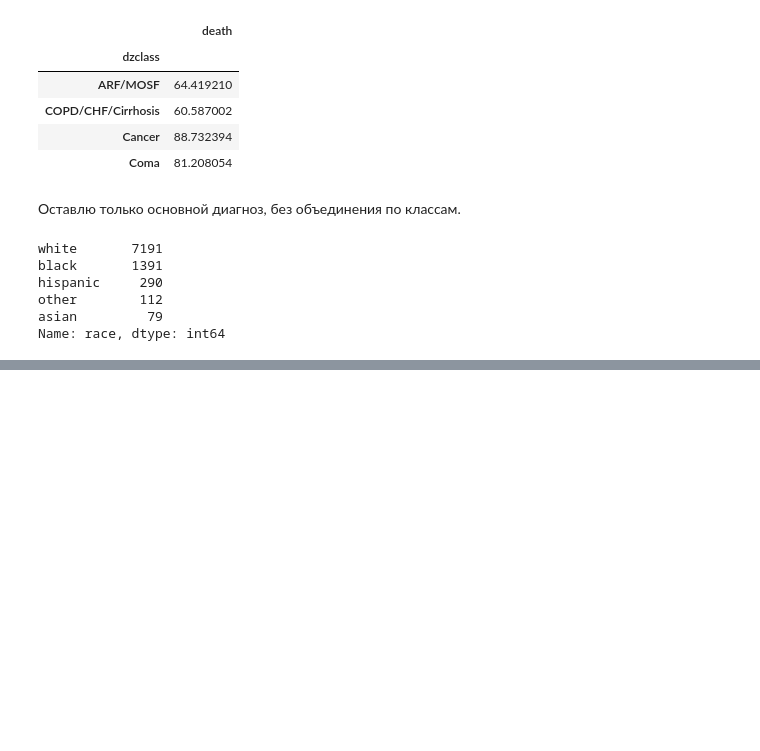
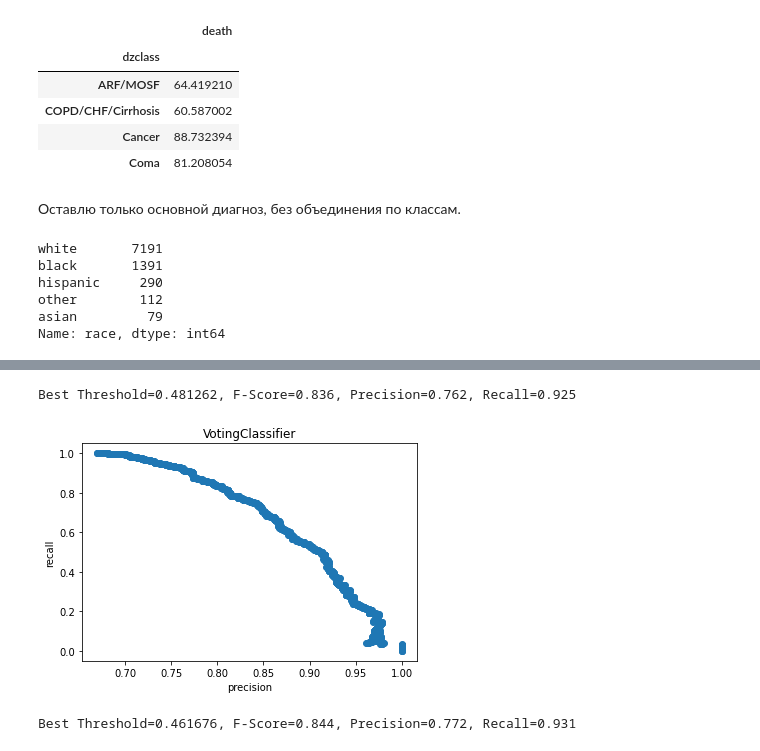
Before and after one commit to Elena-Lipets/PythonDS, a Jupyter notebook: Diplom/diplom(support).ipynb, the cells around one changed output, grey strips where cells are left out. Cells and saved outputs as stored; diff of their text form; code cells hidden in the pictures; blank space fills up the shorter version.

```diff
--- a/Diplom/diplom(support).ipynb
+++ b/Diplom/diplom(support).ipynb
@@ -625,0 +1235,2 @@ features_description
+# %%
+Ada.fit(x_train[selected_features2 + new_features], y_train['death'])
@@ -625,0 +1252,4 @@ features_description
+# %%
+vc = VotingClassifier([('rf', model2), ('cat', model5), ('lr', lr), ('ada', Ada) ], voting='soft', n_jobs=-1)
+# %%
+vc.fit(x_train[selected_features2 + new_features], y_train['death'])
@@ -625,0 +1267,34 @@ features_description
+# %%
+preds12 = vc.predict_proba(x_valid[selected_features2 + new_features])[:, 1]
+precision, recall, thresholds = precision_recall_curve(y_valid['death'], preds12)
+
+fscore = (2 * precision * recall) / (precision + recall)
+
+ix = np.argmax(fscore)
+print('Best Threshold=%f, F-Score=%.3f, Precision=%.3f, Recall=%.3f' % (thresholds[ix],
+                                                                        fscore[ix],
+                                                                        precision[ix],
+                                                                        recall[ix]))
+# %% [output]
+Best Threshold=0.481262, F-Score=0.836, Precision=0.762, Recall=0.925
+# %%
+plt.scatter(precision, recall)
+plt.xlabel('precision')
+plt.ylabel('recall')
+plt.title('VotingClassifier')
+plt.show()
+# %% [output]
+[figure, added]
+# %%
+preds12_t = vc.predict_proba(x_test[selected_features2 + new_features])[:, 1]
+precision, recall, thresholds = precision_recall_curve(y_test['death'], preds12_t)
+
+fscore = (2 * precision * recall) / (precision + recall)
+
+ix = np.argmax(fscore)
+print('Best Threshold=%f, F-Score=%.3f, Precision=%.3f, Recall=%.3f' % (thresholds[ix],
+                                                                        fscore[ix],
+                                                                        precision[ix],
+                                                                        recall[ix]))
+# %% [output]
+Best Threshold=0.461676, F-Score=0.844, Precision=0.772, Recall=0.931
```
Also changed, not shown: parts of 113 cells of this notebook.
